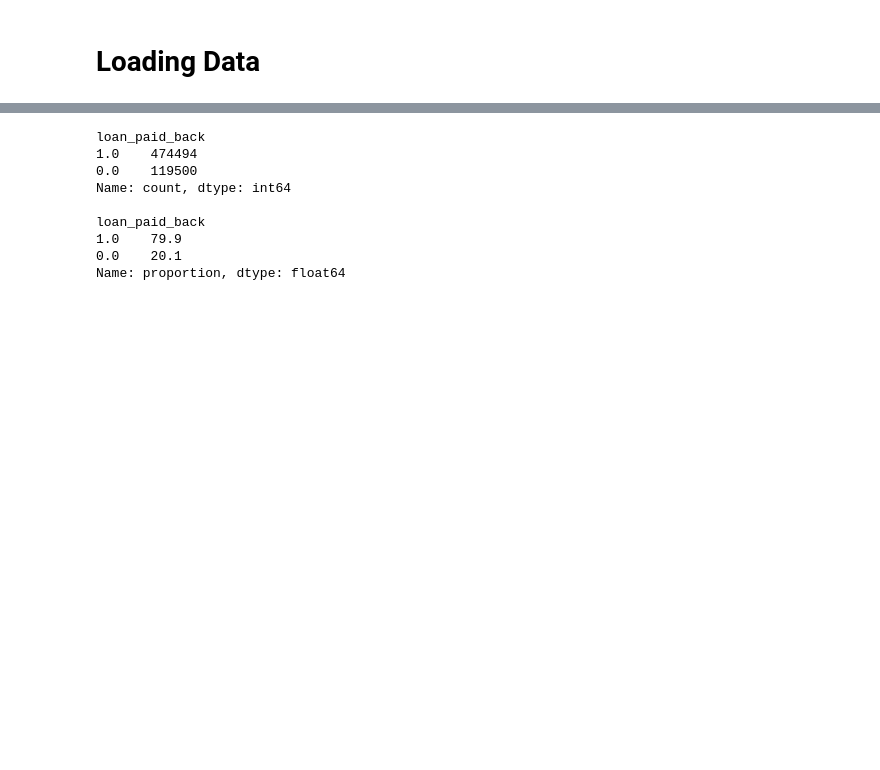
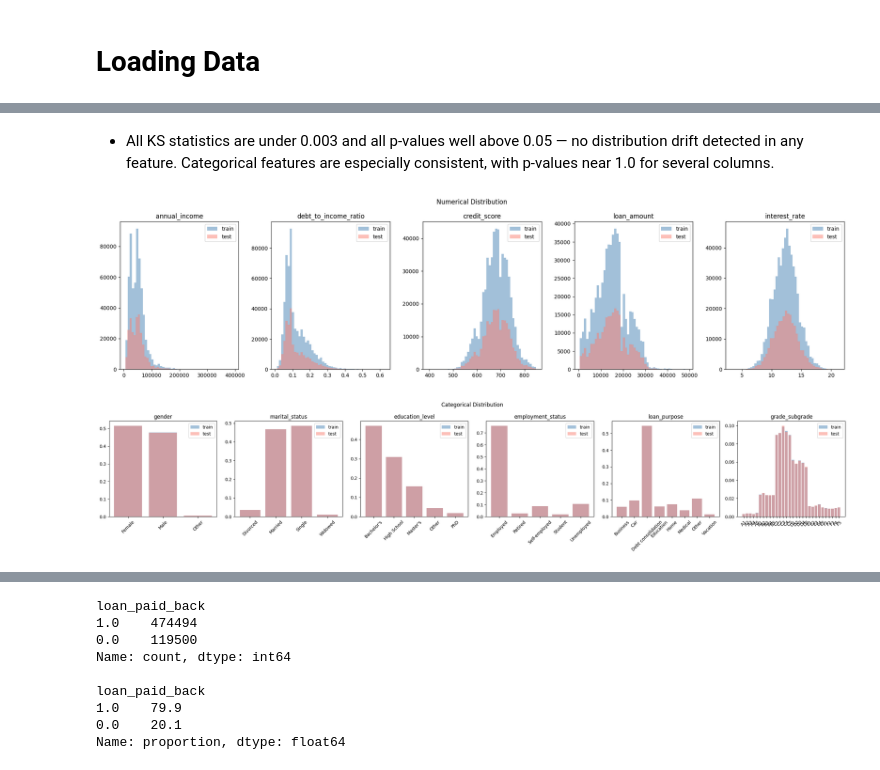
Before and after one commit to adulamaciej/loan-repayment-prediction, a Jupyter notebook: notebooks/01_eda.ipynb, the cells around one changed output, grey strips where cells are left out. Drawn from its saved outputs; the diff is of its cells as text; code cells hidden in the pictures; blank space fills up the shorter version.

```diff
--- a/notebooks/01_eda.ipynb
+++ b/notebooks/01_eda.ipynb
@@ -146,0 +181,15 @@ Debt ratio > 1: 0
+# %%
+print("Numerical columns KS test:")
+print()
+for col in numerical_cols:
+    stat, p = ks_2samp(train[col], test[col])
+    print(f"{col}: KS={stat:.4f}, p={p:.4f}")
+
+print("\nCategorical columns KS test:")
+print()
+for col in categorical_cols:
+    stat, p = ks_2samp(
+        train[col].astype('category').cat.codes,
+        test[col].astype('category').cat.codes
+    )
+    print(f"{col}: KS={stat:.4f}, p={p:.4f}")
@@ -146,0 +213,32 @@ Debt ratio > 1: 0
+# %% [markdown]
+- All KS statistics are under 0.003 and all p-values well above 0.05 — no distribution drift detected in any feature. Categorical features are especially consistent, with p-values near 1.0 for several columns.
+# %%
+def plot_dist(cols, title, plot_type='hist'):
+    n = len(cols)
+    fig, axes = plt.subplots(1, n, figsize=(4 * n, 5))
+
+    for i, col in enumerate(cols):
+        ax = axes[i]
+        if plot_type == 'hist':
+            ax.hist(train[col], bins=50, alpha=0.5, color='steelblue', label='train')
+            ax.hist(test[col], bins=50, alpha=0.5, color='salmon', label='test')
+        else:
+            all_cats = sorted(set(train[col].unique()) | set(test[col].unique()))
+            train_pct = train[col].value_counts(normalize=True).reindex(all_cats, fill_value=0)
+            test_pct = test[col].value_counts(normalize=True).reindex(all_cats, fill_value=0)
+            ax.bar(all_cats, train_pct, alpha=0.5, color='steelblue', label='train')
+            ax.bar(all_cats, test_pct, alpha=0.5, color='salmon', label='test')
+            ax.tick_params(axis='x', rotation=45)
+
+        ax.set_title(col)
+        ax.legend()
+    plt.suptitle(title)
+    plt.tight_layout()
+    plt.show()
+
+
+plot_dist(numerical_cols, 'Numerical Distribution')
+plot_dist(categorical_cols, 'Categorical Distribution', 'bar')
+# %% [output]
+[figure, added]
+[figure, added]
```
Also changed, not shown: parts of 73 cells of this notebook.
